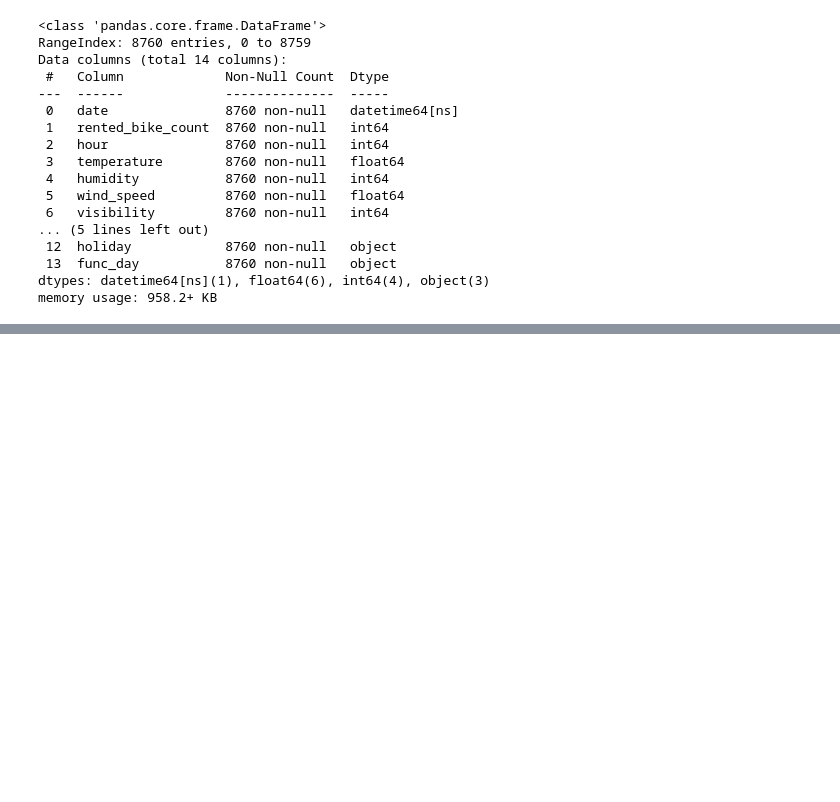
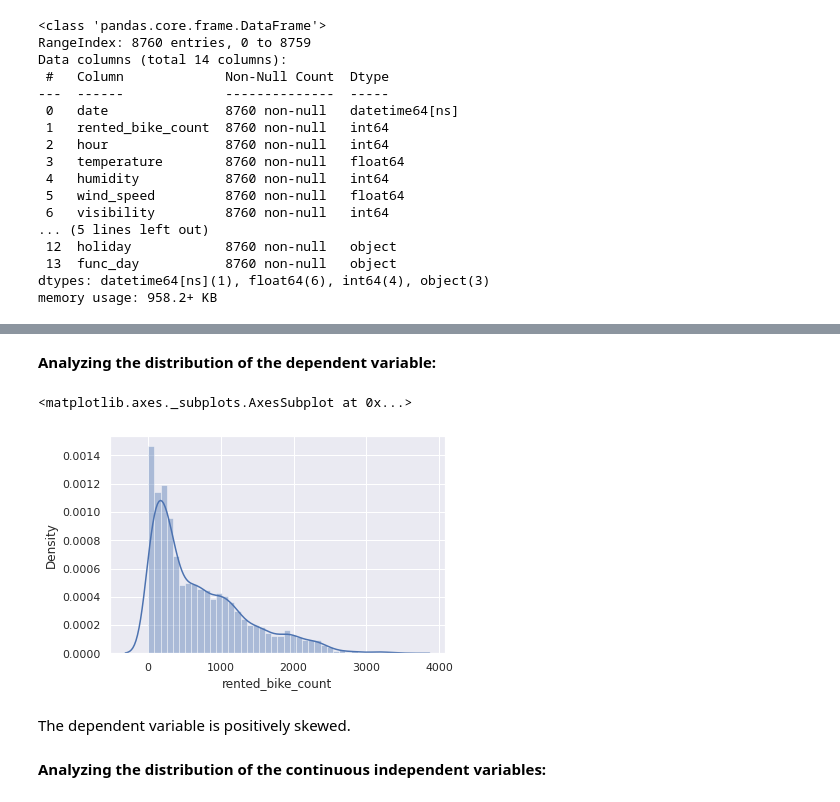
Before and after one commit to shaloy-lewis/bike_sharing_demand_prediction, a Jupyter notebook: Bike_Sharing_Demand_Prediction_Shaloy_lewis.ipynb, the cells around one changed output, grey strips where cells are left out. Cells and saved outputs as stored; diff of their text form; code cells hidden in the pictures; blank space fills up the shorter version.

```diff
--- a/Bike_Sharing_Demand_Prediction_Shaloy_lewis.ipynb
+++ b/Bike_Sharing_Demand_Prediction_Shaloy_lewis.ipynb
@@ -171,0 +234,11 @@ df[df['rented_bike_count'] == df['rented_bike_count'].max()]
+# %% [markdown]
+**Analyzing the distribution of the dependent variable:**
+# %%
+sns.distplot(df['rented_bike_count'])
+# %% [output]
+<matplotlib.axes._subplots.AxesSubplot at 0x...>
+[figure, added]
+# %% [markdown]
+The dependent variable is positively skewed.
+# %% [markdown]
+**Analyzing the distribution of the continuous independent variables:**
```
Also changed, not shown: parts of 28 cells of this notebook.
